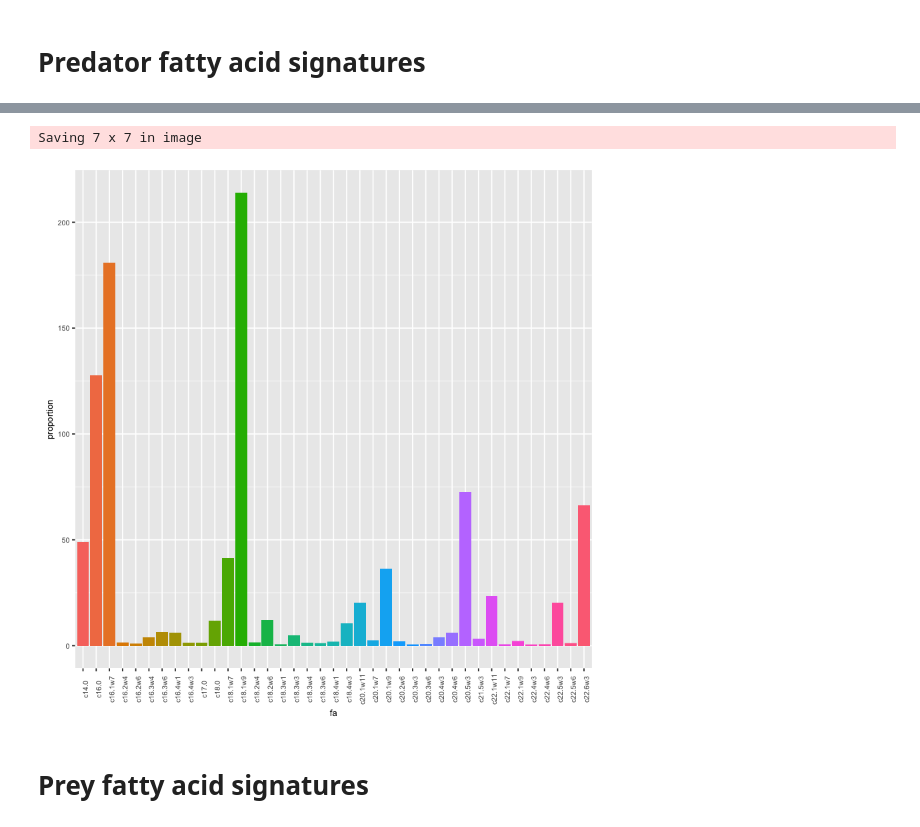
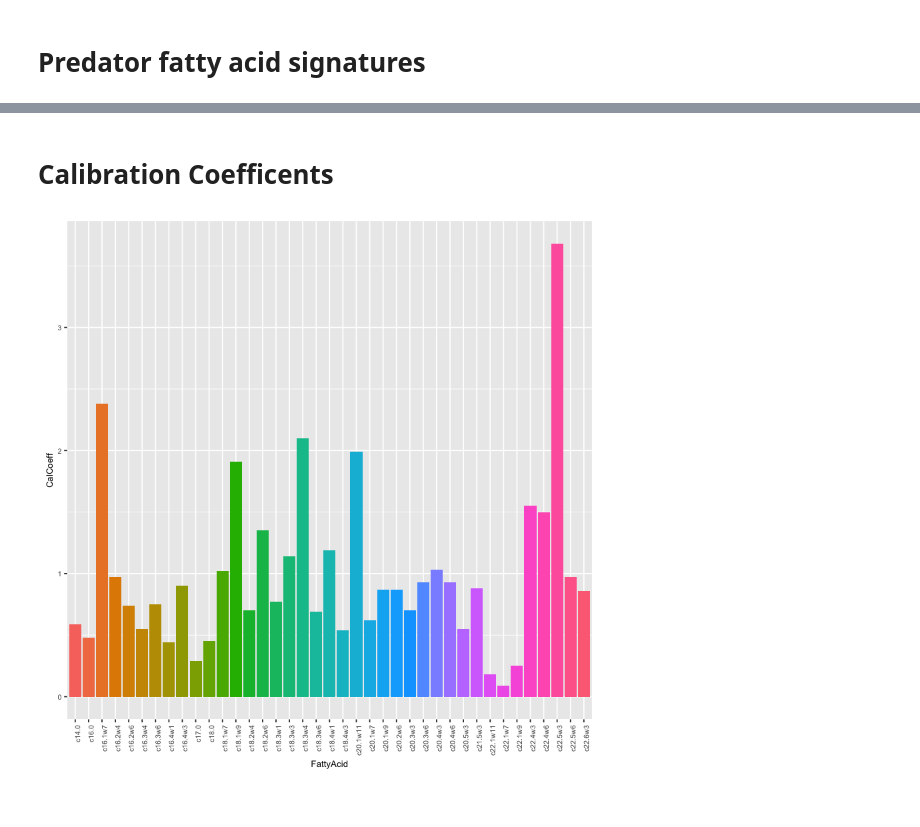
Before and after one commit to cstewartGH/QFASA, a Jupyter notebook: dev/Prototype.ipynb, the cells around one changed output, grey strips where cells are left out. Saved outputs shown, nothing was run; the diff lists cells and outputs as text; code cells hidden in the pictures.

Commit message:
More plots. Preparing for Shiny

```diff
--- a/dev/Prototype.ipynb
+++ b/dev/Prototype.ipynb
@@ -12,16 +79,17 @@ fa.names = read.csv(file=system.file("exdata", "FAset.csv", package="QFASA"), as
+# %% [markdown]
+# Calibration Coefficents
 # %%
-predators = read.csv(file=system.file("exdata", "predatorFAs.csv", package="QFASA"))
-predators <- predators %>% dplyr::select_(.dots = fa.names$FA)
-predators.narrow <- predators %>% tidyr::gather(fa, proportion) %>% dplyr::mutate(fa=as.factor(fa))
+cal = read.csv(file=system.file("exdata", "CC.csv", package="QFASA"), as.is=TRUE)
+cal <- cal %>% dplyr::filter(FA %in% fa.names$FA) %>%
+    transmute(FattyAcid = as.factor(FA), CalCoeff = CC)
 
-ggplot(data=predators.narrow, aes(x=fa, y=proportion, fill=fa)) +
+ggplot(data=cal, aes(x=FattyAcid, y=CalCoeff, fill=FattyAcid)) +
     geom_bar(stat='identity') +
-    theme(text=element_text(size=8),
-          axis.text.x  = element_text(angle=90)) +
+    theme(text=element_text(size=8), axis.text.x  = element_text(angle=90, hjust = 1)) +
     guides(fill=FALSE)
-ggsave(file='predator_fas_bar.png')
+
+
+# Calibration coefficents are the same for all predators in same group (species)
+cal.mat = replicate(dim(predators)[1], cal$CalCoeff)
 # %% [output]
-Saving 7 x 7 in image
-[figure, old version]
+[figure, new version]
-# %% [markdown]
-# Prey fatty acid signatures
```
Also changed, not shown: parts of 23 cells of this notebook, 3 other files.
